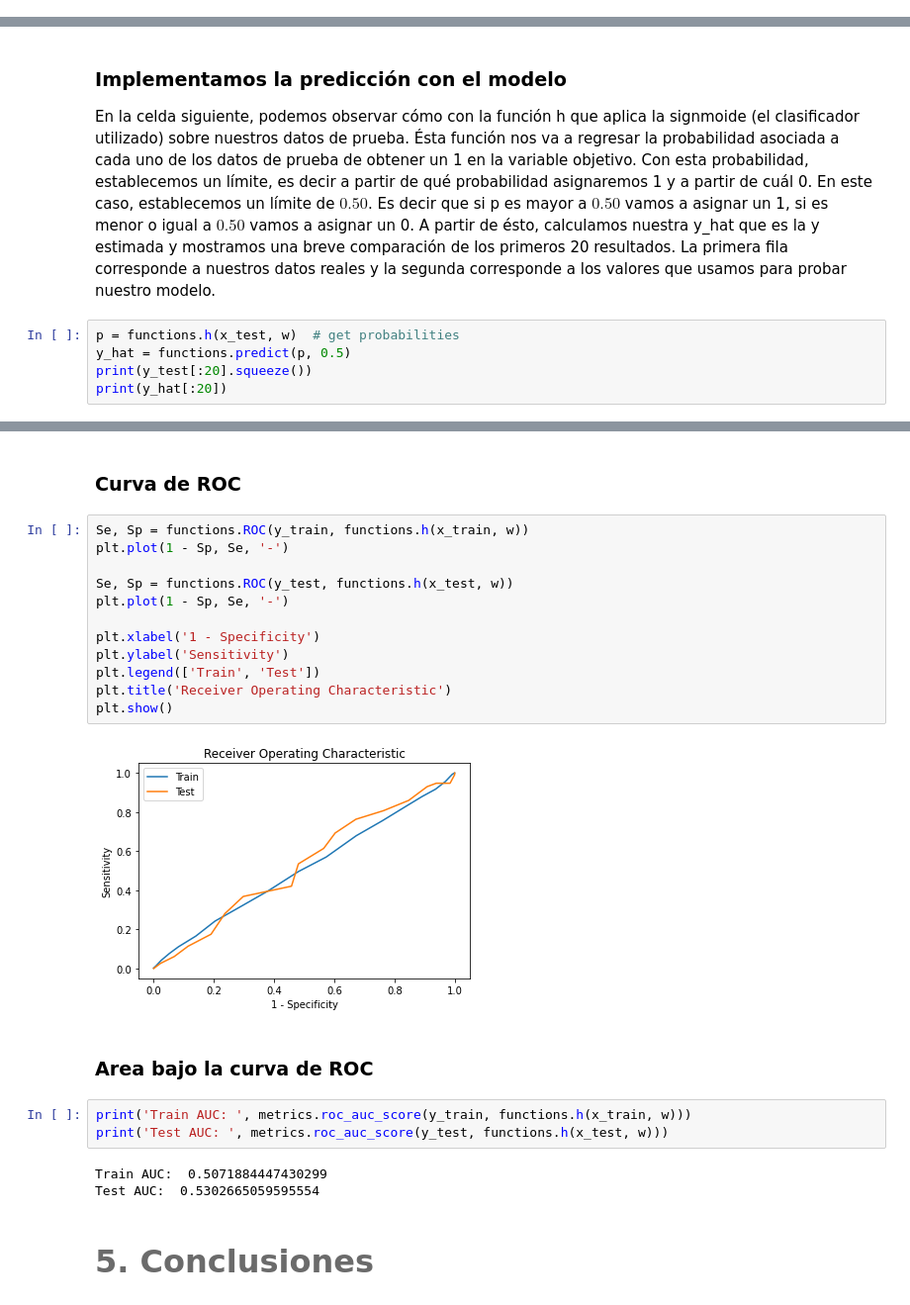
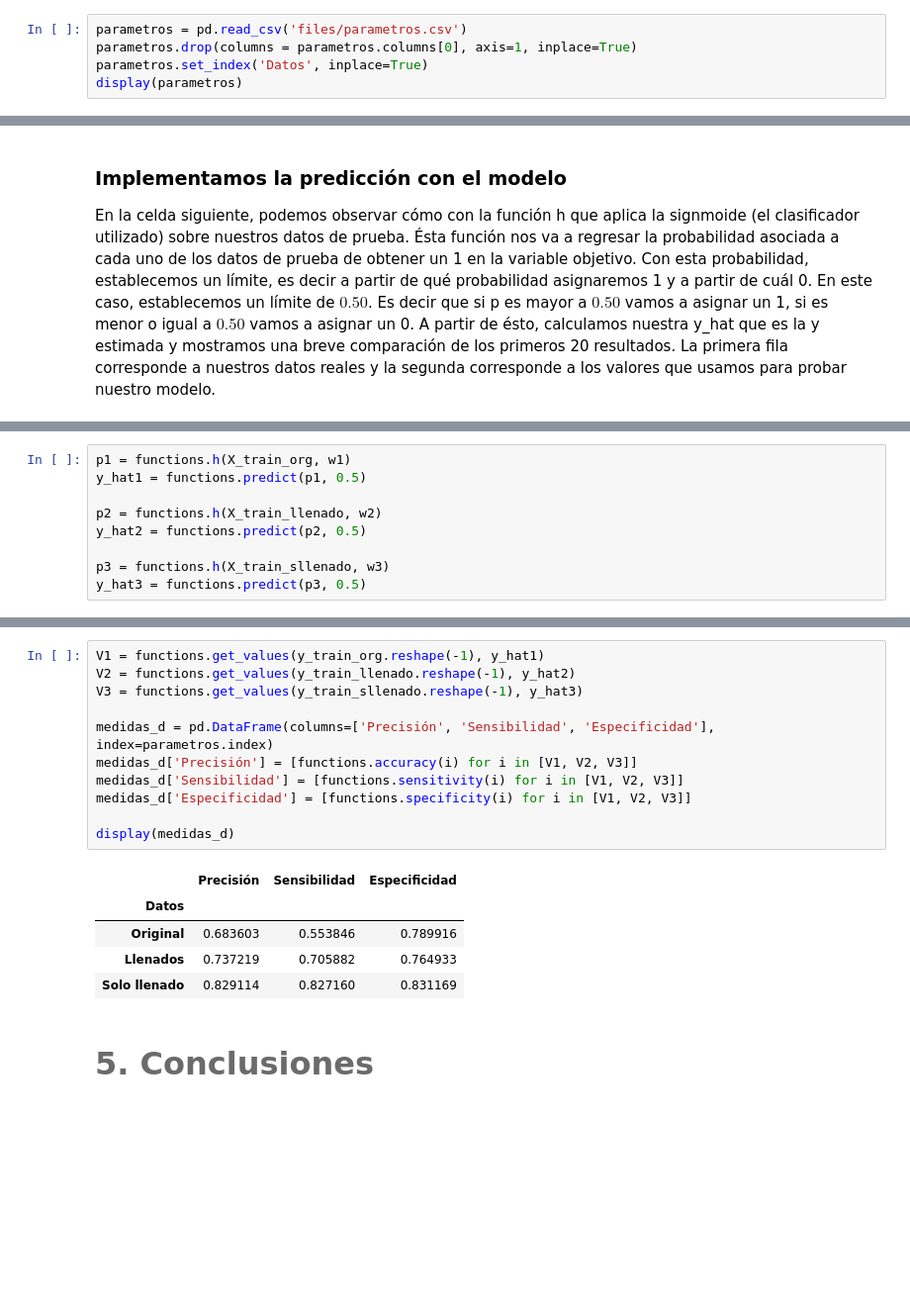
Before and after one commit to renattaGS/PAP-ML-ETICO, a Jupyter notebook: notebook.ipynb, the cells around one changed output, grey strips where cells are left out. Shown at 99% size. Cells and saved outputs as stored; diff of their text form; blank space fills up the shorter version.

```diff
--- a/notebook.ipynb
+++ b/notebook.ipynb
@@ -173,0 +178,5 @@ En esta sección se realizarán todos los procedimientos necesarios para la crea
+# %%
+parametros = pd.read_csv('files/parametros.csv')
+parametros.drop(columns = parametros.columns[0], axis=1, inplace=True)
+parametros.set_index('Datos', inplace=True)
+display(parametros)
@@ -316,8 +328,3 @@ plt.show()
 
 
 En la celda siguiente, podemos observar cómo con la función h que aplica la signmoide (el clasificador utilizado) sobre nuestros datos de prueba. Ésta función nos va a regresar la probabilidad asociada a cada uno de los datos de prueba de obtener un 1 en la variable objetivo. Con esta probabilidad, establecemos un límite, es decir a partir de qué probabilidad asignaremos 1 y a partir de cuál 0. En este caso, establecemos un límite de $0.50$. Es decir que si p es mayor a $0.50$ vamos a asignar un 1, si es menor o igual a $0.50$ vamos a asignar un 0. A partir de ésto, calculamos nuestra y_hat que es la y estimada y mostramos una breve comparación de los primeros 20 resultados. La primera fila corresponde a nuestros datos reales y la segunda corresponde a los valores que usamos para probar nuestro modelo.
-# %%
-p = functions.h(x_test, w)  # get probabilities
-y_hat = functions.predict(p, 0.5)
-print(y_test[:20].squeeze())
-print(y_hat[:20])
@@ -327,3 +331,12 @@ print(y_hat[:20])
+# %%
+p1 = functions.h(X_train_org, w1)
+y_hat1 = functions.predict(p1, 0.5)
+
+p2 = functions.h(X_train_llenado, w2)
+y_hat2 = functions.predict(p2, 0.5)
+
+p3 = functions.h(X_train_sllenado, w3)
+y_hat3 = functions.predict(p3, 0.5)
 # %% [markdown]
 ### Medidas de desempeño
 
@@ -348,27 +357,20 @@ specificity 0.5190839694656488
-# %% [markdown]
-### Curva de ROC
-# %%
-Se, Sp = functions.ROC(y_train, functions.h(x_train, w))
-plt.plot(1 - Sp, Se, '-')
-
-Se, Sp = functions.ROC(y_test, functions.h(x_test, w))
-plt.plot(1 - Sp, Se, '-')
-
-plt.xlabel('1 - Specificity')
-plt.ylabel('Sensitivity')
-plt.legend(['Train', 'Test'])
-plt.title('Receiver Operating Characteristic')
-plt.show()
-# %% [output]
-[figure, removed]
-# %% [markdown]
-### Area bajo la curva de ROC
-# %%
-print('Train AUC: ', metrics.roc_auc_score(y_train, functions.h(x_train, w)))
-print('Test AUC: ', metrics.roc_auc_score(y_test, functions.h(x_test, w)))
-# %% [output]
-Train AUC:  0.5071884447430299
-Test AUC:  0.5302665059595554
+# %%
+V1 = functions.get_values(y_train_org.reshape(-1), y_hat1)
+V2 = functions.get_values(y_train_llenado.reshape(-1), y_hat2)
+V3 = functions.get_values(y_train_sllenado.reshape(-1), y_hat3)
+
+medidas_d = pd.DataFrame(columns=['Precisión', 'Sensibilidad', 'Especificidad'], index=parametros.index)
+medidas_d['Precisión'] = [functions.accuracy(i) for i in [V1, V2, V3]]
+medidas_d['Sensibilidad'] = [functions.sensitivity(i) for i in [V1, V2, V3]]
+medidas_d['Especificidad'] = [functions.specificity(i) for i in [V1, V2, V3]]
+
+display(medidas_d)
+# %% [output]
+|  | Precisión | Sensibilidad | Especificidad |
+| Datos |  |  |  |
+| Original | 0.683603 | 0.553846 | 0.789916 |
+| Llenados | 0.737219 | 0.705882 | 0.764933 |
+| Solo llenado | 0.829114 | 0.827160 | 0.831169 |
 # %% [markdown]
 # <font color= #6B6B6B> <font size = 6> 5. Conclusiones </font>
 # %% [markdown]
```
Also changed, not shown: parts of 41 cells of this notebook, 11 other files.
